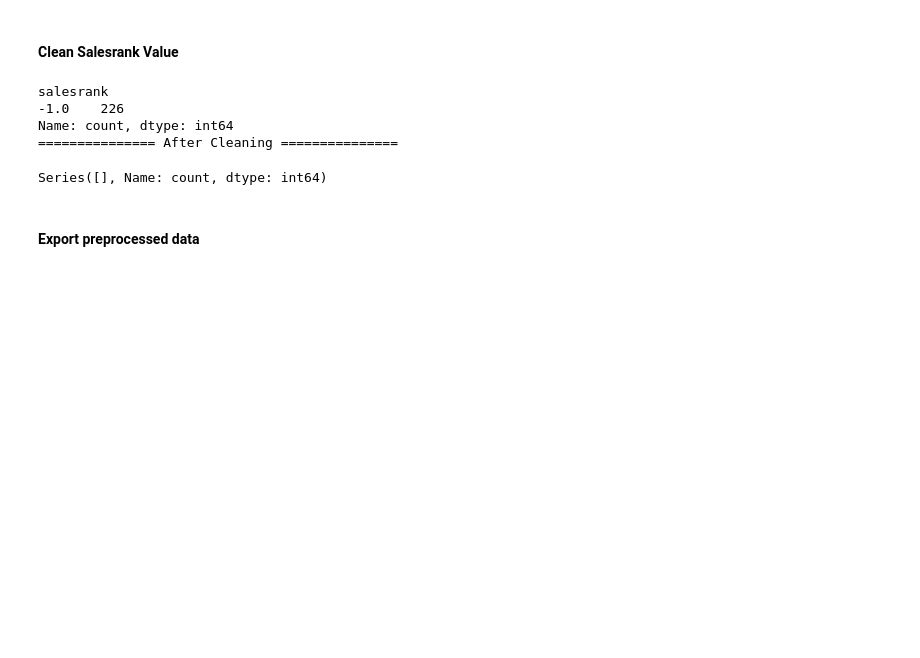
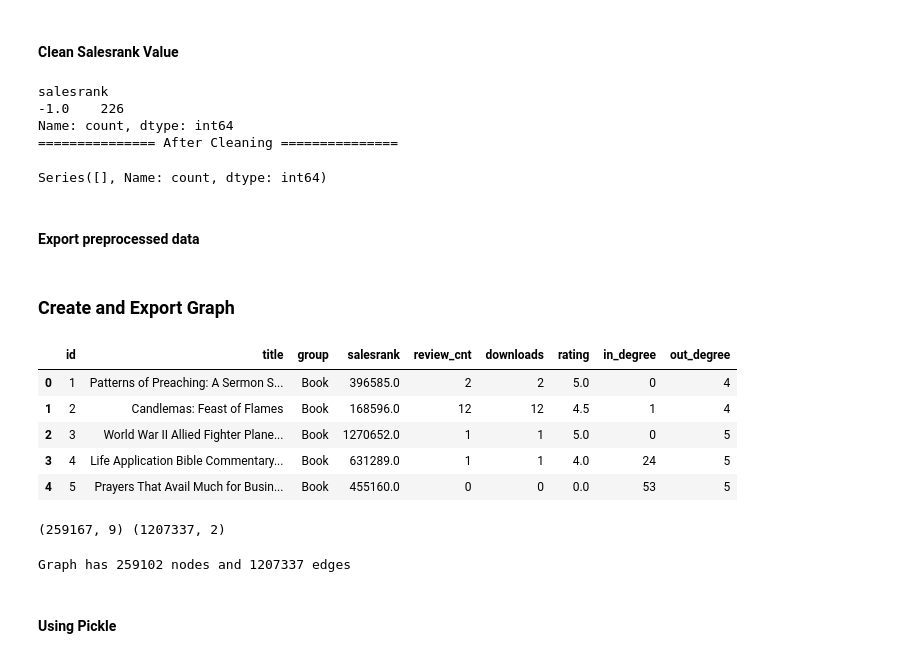
Before and after one commit to Miner-Lover/AmazonMining, a Jupyter notebook: TK_eda_combined.ipynb, the cells around one changed output. Drawn from its saved outputs; the diff is of its cells as text; code cells hidden in the pictures; blank space fills up the shorter version.

Commit message:
Added graph creation and graph export function

```diff
--- a/TK_eda_combined.ipynb
+++ b/TK_eda_combined.ipynb
@@ -857,3 +840,28 @@ Series([], Name: count, dtype: int64)
 # %%
 df_products.to_csv('products_cleaned.csv', index=False)
 df_copurchase_filtered.to_csv('copurchase_cleaned.csv', index=False)
+# %% [markdown]
+### Create and Export Graph
+# %%
+df_products = pd.read_csv('products_cleaned.csv')
+df_copurchase = pd.read_csv('copurchase_cleaned.csv')
+# %%
+in_degree_counts = df_copurchase['Target'].value_counts()
+
+out_degree_counts = df_copurchase['Source'].value_counts()
+
+df_products['in_degree'] = df_products['id'].map(in_degree_counts).fillna(0).astype(int)
+df_products['out_degree'] = df_products['id'].map(out_degree_counts).fillna(0).astype(int)
+
+df_products.head()
+# %% [output]
+|  | id | title | group | salesrank | review_cnt | downloads | rating | in_degree | out_degree |
+| 0 | 1 | Patterns of Preaching: A Sermon S... | Book | 396585.0 | 2 | 2 | 5.0 | 0 | 4 |
+| 1 | 2 | Candlemas: Feast of Flames | Book | 168596.0 | 12 | 12 | 4.5 | 1 | 4 |
+| 2 | 3 | World War II Allied Fighter Plane... | Book | 1270652.0 | 1 | 1 | 5.0 | 0 | 5 |
+| 3 | 4 | Life Application Bible Commentary... | Book | 631289.0 | 1 | 1 | 4.0 | 24 | 5 |
+| 4 | 5 | Prayers That Avail Much for Busin... | Book | 455160.0 | 0 | 0 | 0.0 | 53 | 5 |
+# %%
+print(f"{df_products.shape} {df_copurchase.shape}")
+# %% [output]
+(259167, 9) (1207337, 2)
@@ -859,0 +870,14 @@ df_copurchase_filtered.to_csv('copurchase_cleaned.csv', index=False)
+# %%
+# Create a directed graph
+G = nx.from_pandas_edgelist(df_copurchase, 'Source', 'Target', create_using=nx.DiGraph())
+
+# Add node attributes in bulk afterward
+node_attrs = df_products.set_index('id').to_dict('index')
+nx.set_node_attributes(G, node_attrs)
+
+# Print basic graph info
+print(f"Graph has {G.number_of_nodes()} nodes and {G.number_of_edges()} edges")
+# %% [output]
+Graph has 259102 nodes and 1207337 edges
+# %% [markdown]
+#### Using Pickle
```
Also changed, not shown: parts of 7 cells of this notebook, 2 other files.
